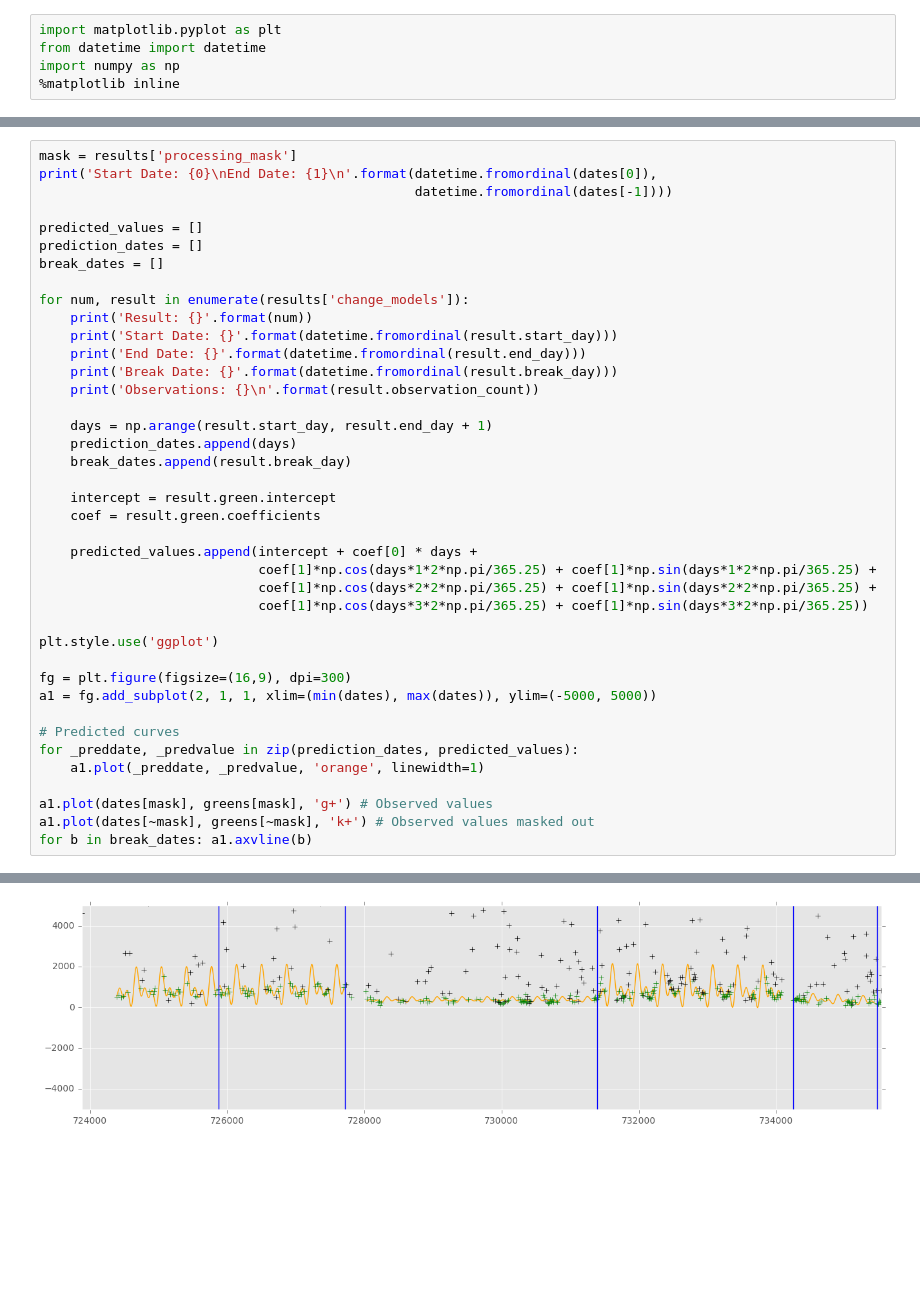
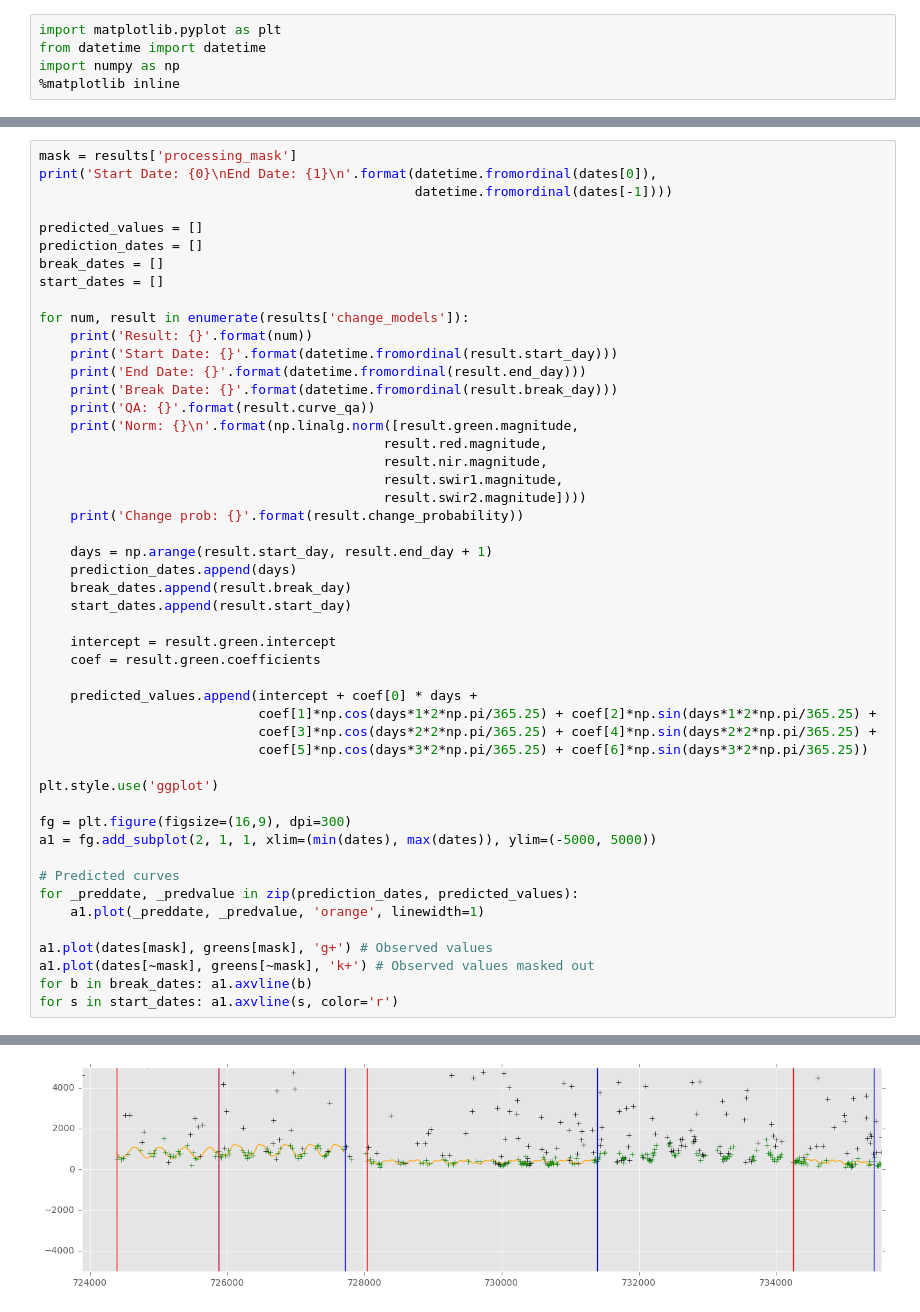
Before and after one commit to repository-preservation/lcmap-pyccd, a Jupyter notebook: notebooks/ccd_example.ipynb, the cells around one changed output, grey strips where cells are left out. Saved outputs shown, nothing was run; the diff lists cells and outputs as text; blank space fills up the shorter version.

```diff
--- a/notebooks/ccd_example.ipynb
+++ b/notebooks/ccd_example.ipynb
@@ -42,25 +59,33 @@ print('Start Date: {0}\nEnd Date: {1}\n'.format(datetime.fromordinal(dates[0]),
 predicted_values = []
 prediction_dates = []
 break_dates = []
+start_dates = []
 
 for num, result in enumerate(results['change_models']):
     print('Result: {}'.format(num))
     print('Start Date: {}'.format(datetime.fromordinal(result.start_day)))
     print('End Date: {}'.format(datetime.fromordinal(result.end_day)))
     print('Break Date: {}'.format(datetime.fromordinal(result.break_day)))
-    print('Observations: {}\n'.format(result.observation_count))
+    print('QA: {}'.format(result.curve_qa))
+    print('Norm: {}\n'.format(np.linalg.norm([result.green.magnitude,
+                                            result.red.magnitude,
+                                            result.nir.magnitude,
+                                            result.swir1.magnitude,
+                                            result.swir2.magnitude])))
+    print('Change prob: {}'.format(result.change_probability))
 
     days = np.arange(result.start_day, result.end_day + 1)
     prediction_dates.append(days)
     break_dates.append(result.break_day)
+    start_dates.append(result.start_day)
 
     intercept = result.green.intercept
     coef = result.green.coefficients
 
     predicted_values.append(intercept + coef[0] * days +
-                            coef[1]*np.cos(days*1*2*np.pi/365.25) + coef[1]*np.sin(days*1*2*np.pi/365.25) +
-                            coef[1]*np.cos(days*2*2*np.pi/365.25) + coef[1]*np.sin(days*2*2*np.pi/365.25) +
-                            coef[1]*np.cos(days*3*2*np.pi/365.25) + coef[1]*np.sin(days*3*2*np.pi/365.25))
+                            coef[1]*np.cos(days*1*2*np.pi/365.25) + coef[2]*np.sin(days*1*2*np.pi/365.25) +
+                            coef[3]*np.cos(days*2*2*np.pi/365.25) + coef[4]*np.sin(days*2*2*np.pi/365.25) +
+                            coef[5]*np.cos(days*3*2*np.pi/365.25) + coef[6]*np.sin(days*3*2*np.pi/365.25))
 
 plt.style.use('ggplot')
 
@@ -74,6 +99,7 @@ for _preddate, _predvalue in zip(prediction_dates, predicted_values):
 a1.plot(dates[mask], greens[mask], 'g+') # Observed values
 a1.plot(dates[~mask], greens[~mask], 'k+') # Observed values masked out
 for b in break_dates: a1.axvline(b)
+for s in start_dates: a1.axvline(s, color='r')
 # %% [output]
 Start Date: 1982-12-04 00:00:00
 End Date: 2014-11-02 00:00:00
@@ -95 +121 @@ Observations: 40
-[figure, old version]
+[figure, new version]
```
Also changed, not shown: parts of 2 cells of this notebook, 1 other file.
